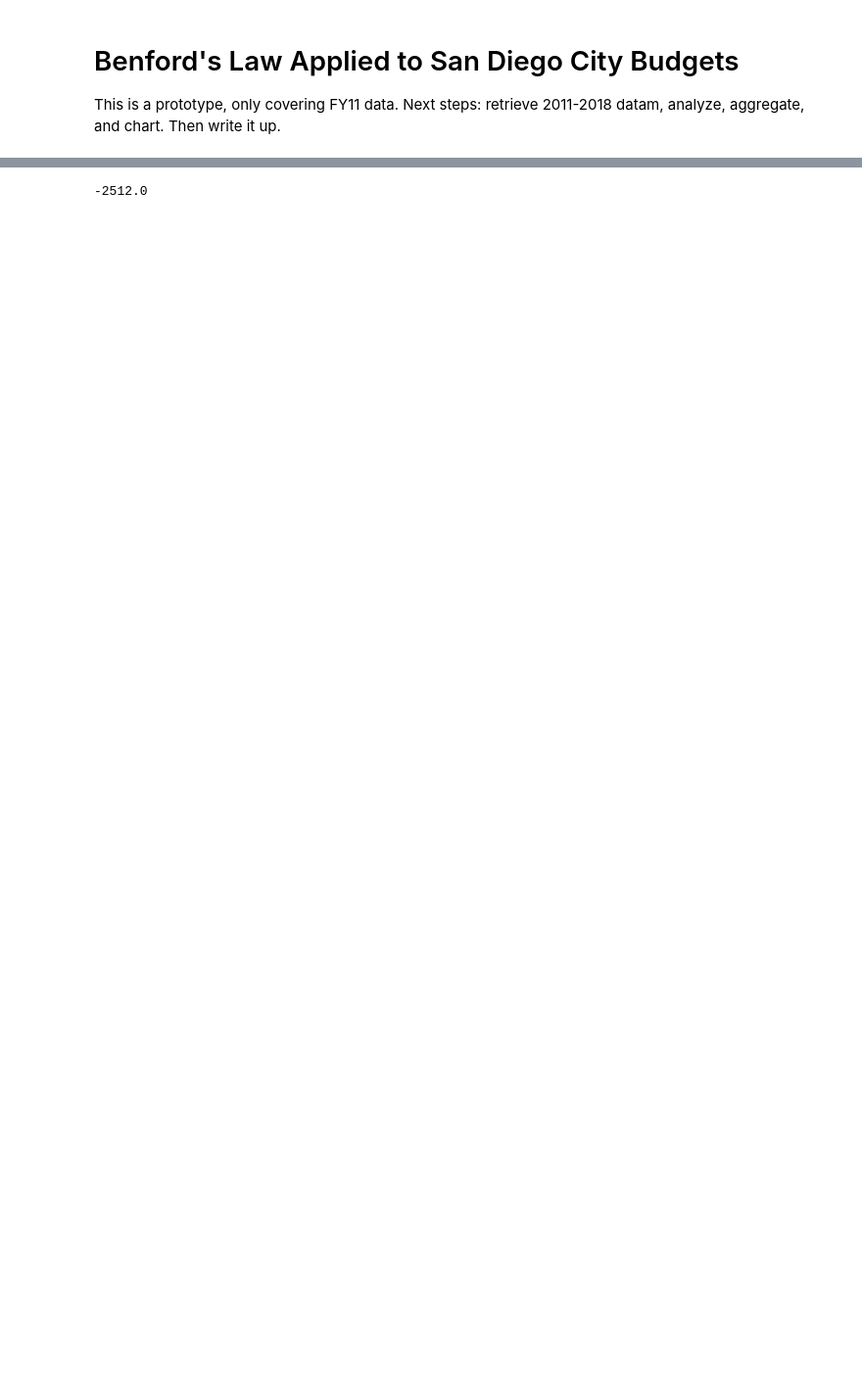
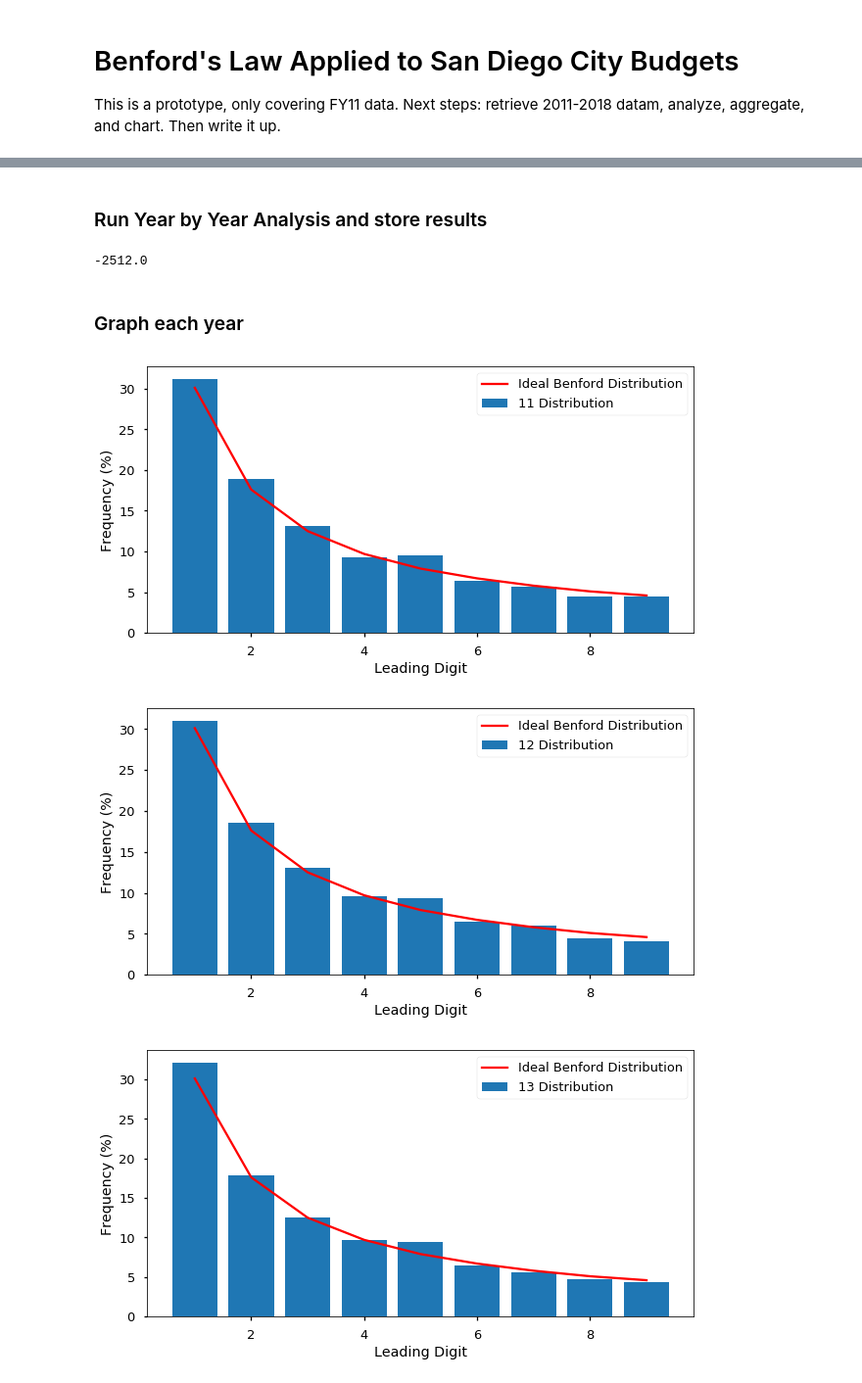
Before and after one commit to leleu/travisleleu-com-sst, a Jupyter notebook: notebooks/Benford's Law - San Diego City Budgets.ipynb, the cells around one changed output, grey strips where cells are left out. Shown: that part at 98% size. Cells and saved outputs as stored; diff of their text form; code cells hidden in the pictures; blank space fills up the shorter version.

Commit message:
first draft of sd city benfords done

```diff
--- a/notebooks/Benford's Law - San Diego City Budgets.ipynb
+++ b/notebooks/Benford's Law - San Diego City Budgets.ipynb
@@ -40,5 +52,8 @@ retrieving FY18
 # %%
 def get_yearly_benford( df ):
+    '''
+    calculate the distribution for leading digits in checking the benford distribution of a sequence of numbers
+    '''
     amounts = df['amount']
     ctr = Counter()
     total = df[df['amount']>0]['amount'].count()
@@ -61,6 +76,8 @@ def get_yearly_benford( df ):
         'count' : total,
         'raw_counts' : raw
     }
+# %% [markdown]
+### Run Year by Year Analysis and store results
 # %%
 data = {}
 for year in range(11,19):
@@ -68,10 +85,27 @@ for year in range(11,19):
     data[year] = get_yearly_benford( df )
 # %% [output]
 -2512.0
+# %% [markdown]
+### Graph each year
+# %%
+def benford_chart( arr, year ):
+    plt.figure()
+    plt.style.use('seaborn-talk')
+    plt.rc('figure', figsize=(10, 5))
+    plt.xlabel('Leading Digit')
+    plt.ylabel('Frequency (%)')
+    plt.bar( sk, arr, label='{0} Distribution'.format( year ) )
+    plt.plot( sk, benfords_distribution, 'r', label='Ideal Benford Distribution' )
+    plt.legend(loc='upper right')
 # %%
-year = 11
-d = data[year]['distributions']
-sk = sorted(d.keys())
-arr = []
-for k in sk:
-    arr.append(d[k]*100)
+for year in range(11,19):
+    d = data[year]['distributions']
+    sk = sorted(d.keys())
+    arr = []
+    for k in sk:
+        arr.append(d[k]*100)
+    benford_chart( arr, year )
+# %% [output]
+[figure, added]
+[figure, added]
+[figure, added]
```
Also changed, not shown: parts of 9 cells of this notebook, 4 other files.
